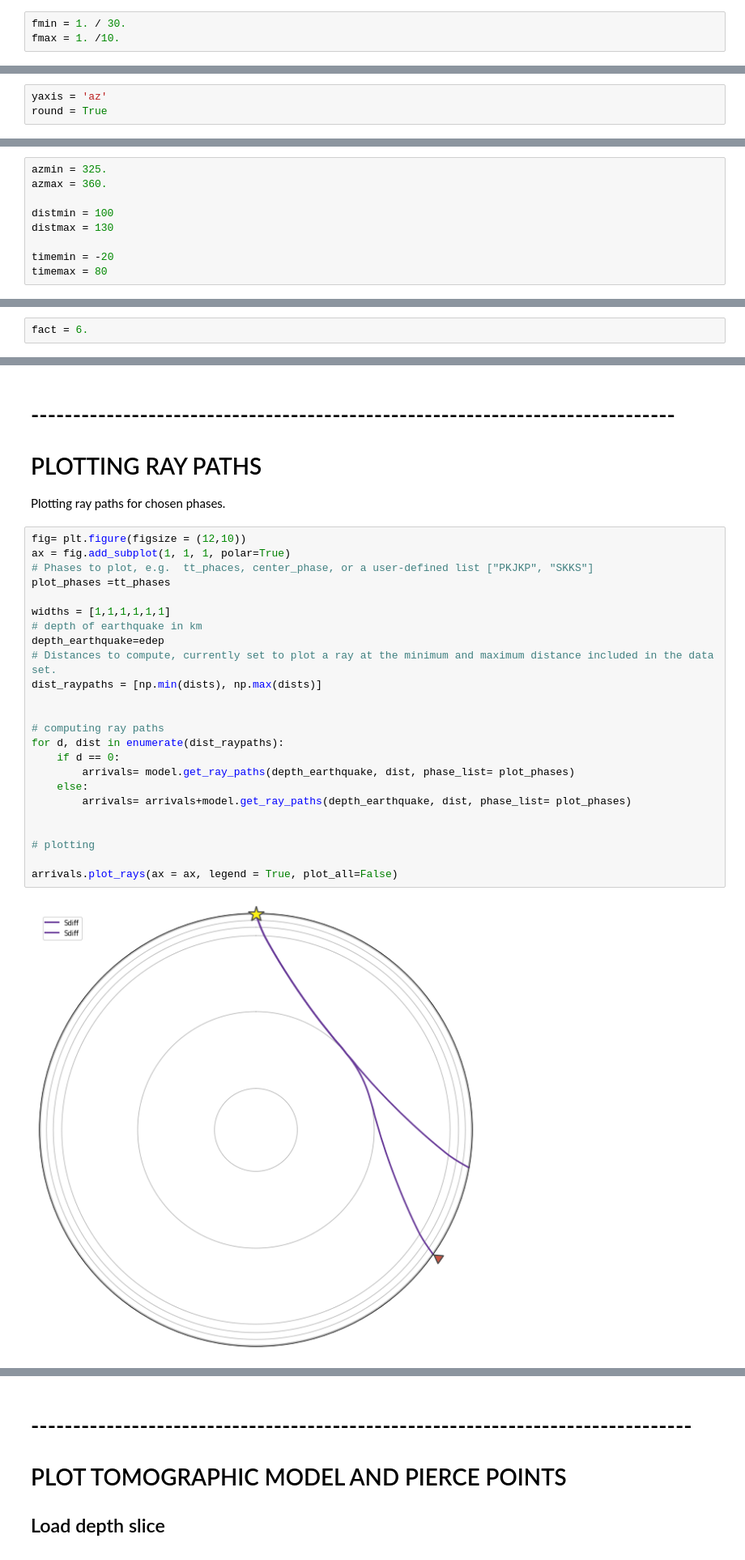
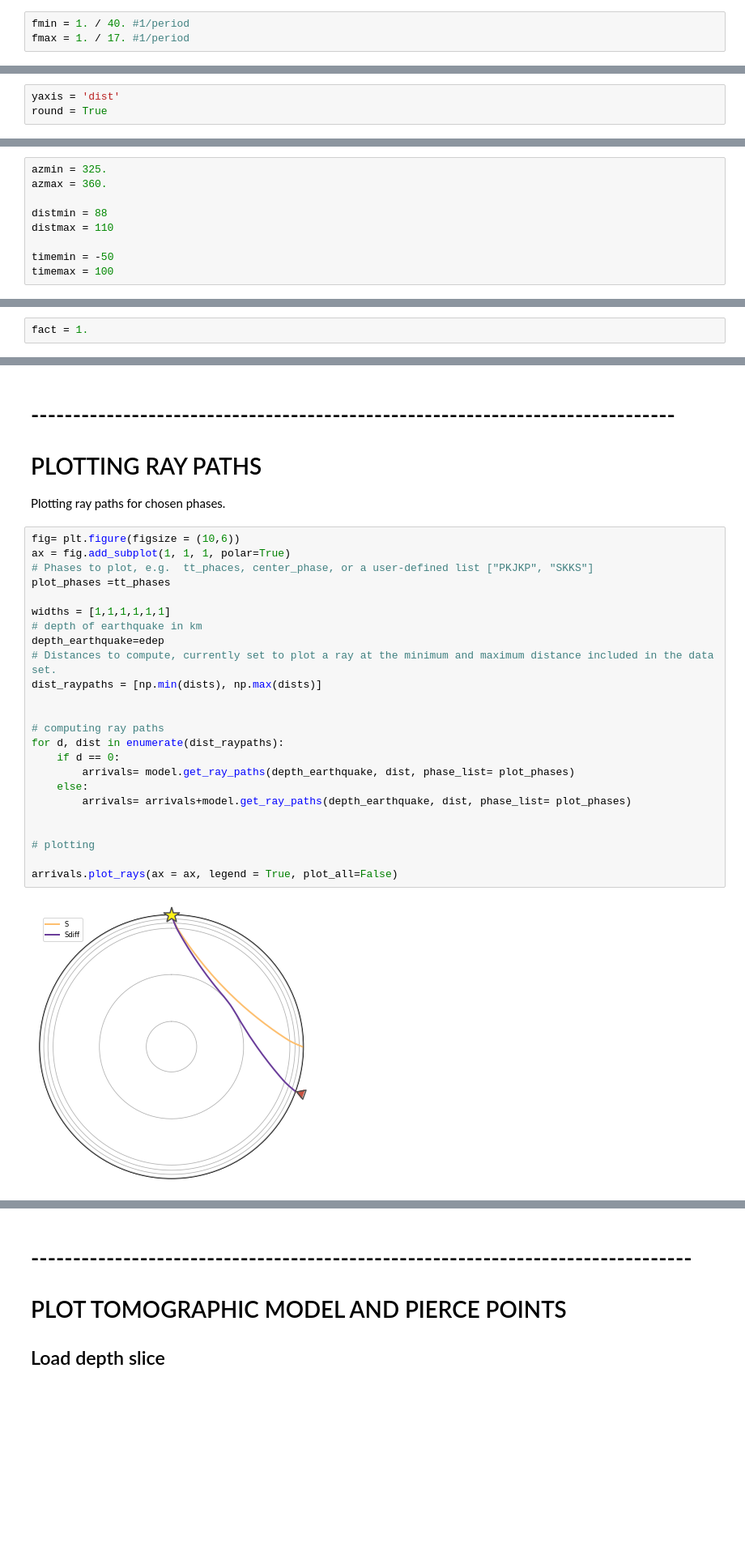
Before and after one commit to sannecottaar/cider2018_seismo, a Jupyter notebook: Seismology Tutorial 2.ipynb, the cells around one changed output, grey strips where cells are left out. Shown: that part at 81% size. Saved outputs shown, nothing was run; the diff lists cells and outputs as text; blank space fills up the shorter version.

```diff
--- a/Seismology Tutorial 2.ipynb
+++ b/Seismology Tutorial 2.ipynb
@@ -86,15 +86,15 @@ or 1/periods <br>
 Frequencies up to 0.5 Hz are included. <br>
 Note, the fmax is 1/17 Hz for the shakemovie synthetics. <br>
 # %%
-fmin = 1. / 30.
-fmax = 1. /10.
+fmin = 1. / 40. #1/period
+fmax = 1. / 17. #1/period
 # %% [markdown]
 ## Y-axis: Plot as function of distance or azimuth
 Chooose to plot with distance or azimuth <br>
 Choose 'dist' or 'az' <br>
 'round' sets if seismograms are plotted at values rounded to whole numbers (this generally makes the plot easier to look at).
 # %%
-yaxis = 'az'
+yaxis = 'dist'
 round = True
 # %% [markdown]
 ## Limits for azimuth, distance and time
@@ -105,16 +105,16 @@ round = True
 azmin = 325.
 azmax = 360.
 
-distmin = 100
-distmax = 130
+distmin = 88
+distmax = 110
 
-timemin = -20
-timemax = 80
+timemin = -50
+timemax = 100
 # %% [markdown]
 ## Normalization factor
 factor to normalize all data by to improve plot <br>
 # %%
-fact = 6.
+fact = 1.
 # %% [markdown]
 ## Plotting data
 All the plotting happens after this, and in principle doesn't
@@ -266,31 +266,31 @@ plotting  shakemovie ...
 # PLOTTING RAY PATHS
 Plotting ray paths for chosen phases.
 # %%
-fig= plt.figure(figsize = (12,10))
+fig= plt.figure(figsize = (10,6))
 ax = fig.add_subplot(1, 1, 1, polar=True)
 # Phases to plot, e.g.  tt_phaces, center_phase, or a user-defined list ["PKJKP", "SKKS"]
 plot_phases =tt_phases
 
 widths = [1,1,1,1,1,1]
 # depth of earthquake in km
 depth_earthquake=edep
 # Distances to compute, currently set to plot a ray at the minimum and maximum distance included in the data set.
 dist_raypaths = [np.min(dists), np.max(dists)]
 
 
 # computing ray paths
 for d, dist in enumerate(dist_raypaths):
     if d == 0:
         arrivals= model.get_ray_paths(depth_earthquake, dist, phase_list= plot_phases)
     else:
         arrivals= arrivals+model.get_ray_paths(depth_earthquake, dist, phase_list= plot_phases)
 
 
 # plotting
 
 arrivals.plot_rays(ax = ax, legend = True, plot_all=False)
 # %% [output]
-[figure, old version]
+[figure, new version]
 <matplotlib.axes._subplots.PolarAxesSubplot at 0x...>
 # %% [markdown]
 # -------------------------------------------------------------------------------
```
Also changed, not shown: parts of 3 cells of this notebook.
